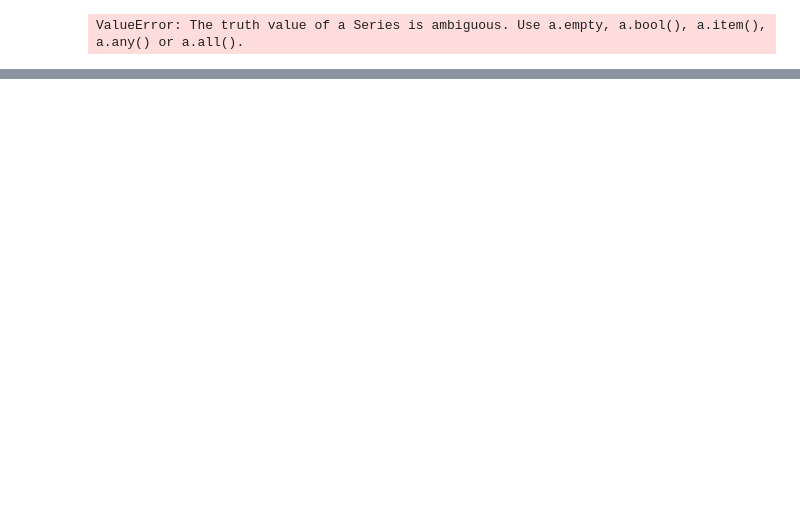
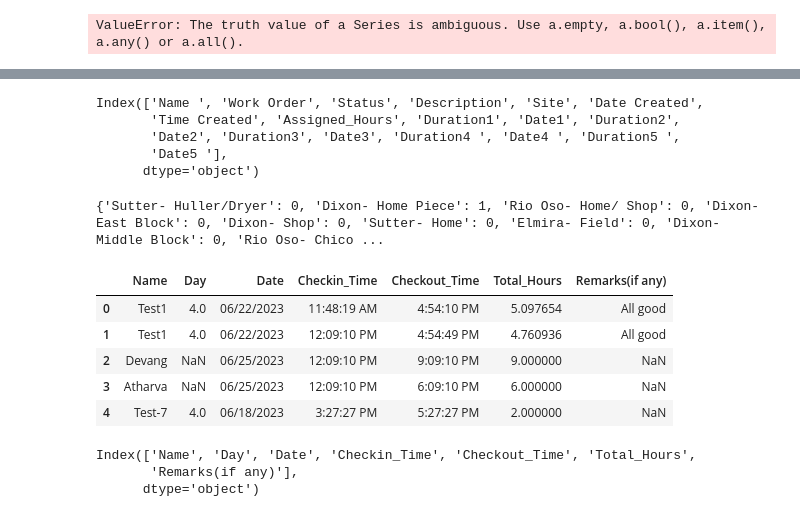
Before and after one commit to PioneerNuts/Exampler_Dashboard, a Jupyter notebook: Test.ipynb, the cells around one changed output, grey strips where cells are left out. Saved outputs shown, nothing was run; the diff lists cells and outputs as text; code cells hidden in the pictures; blank space fills up the shorter version.

```diff
--- a/Test.ipynb
+++ b/Test.ipynb
@@ -654,0 +957,50 @@ for name, hours in worker_hours.items():
+# %%
+df2.columns
+# %% [output]
+Index(['Name ', 'Work Order', 'Status', 'Description', 'Site', 'Date Created',
+       'Time Created', 'Assigned_Hours', 'Duration1', 'Date1', 'Duration2',
+       'Date2', 'Duration3', 'Date3', 'Duration4 ', 'Date4 ', 'Duration5 ',
+       'Date5 '],
+      dtype='object')
+# %%
+## all the sites values
+# Get unique site values
+site_values = df2['Site'].unique()
+
+
+site_numbers = len(site_values)
+
+
+sites = []
+counts = []
+
+for site in site_values:
+     df_filter = df2[df2['Site'] == site]
+     sites.append(site)
+     c= df_filter[df_filter['Status'] == "Started"]['Name '].count()
+     counts.append(c)
+
+
+working_rightnow = dict(zip(sites, counts))
+print(working_rightnow)
+# %% [output]
+{'Sutter- Huller/Dryer': 0, 'Dixon- Home Piece': 1, 'Rio Oso- Home/ Shop': 0, 'Dixon- East Block': 0, 'Dixon- Shop': 0, 'Sutter- Home': 0, 'Elmira- Field': 0, 'Dixon- Middle Block': 0, 'Rio Oso- Chico ...
+# %%
+## getting hours form chechin form and calculation the effeciency
+
+df3=pd.read_csv( "https://docs.google.com/spreadsheets/d/e/2PACX-1vT10tMtolzQfzmikUWpdP3K_r-9mC7K9xaOyzt7hwmKKF3WT9UTGPaNO4CndArmgsPVduNELK4Oeo1n/pub?gid=0&single=true&output=csv")
+# %%
+df3.head()
+# %% [output]
+|  | Name | Day | Date | Checkin_Time | Checkout_Time | Total_Hours | Remarks(if any) |
+| 0 | Test1 | 4.0 | 06/22/2023 | 11:48:19 AM | 4:54:10 PM | 5.097654 | All good |
+| 1 | Test1 | 4.0 | 06/22/2023 | 12:09:10 PM | 4:54:49 PM | 4.760936 | All good |
+| 2 | Devang | NaN | 06/25/2023 | 12:09:10 PM | 9:09:10 PM | 9.000000 | NaN |
+| 3 | Atharva | NaN | 06/25/2023 | 12:09:10 PM | 6:09:10 PM | 6.000000 | NaN |
+| 4 | Test-7 | 4.0 | 06/18/2023 | 3:27:27 PM | 5:27:27 PM | 2.000000 | NaN |
+# %%
+df3.columns
+# %% [output]
+Index(['Name', 'Day', 'Date', 'Checkin_Time', 'Checkout_Time', 'Total_Hours',
+       'Remarks(if any)'],
+      dtype='object')
```
Also changed, not shown: parts of 78 cells of this notebook, 4 other files.
